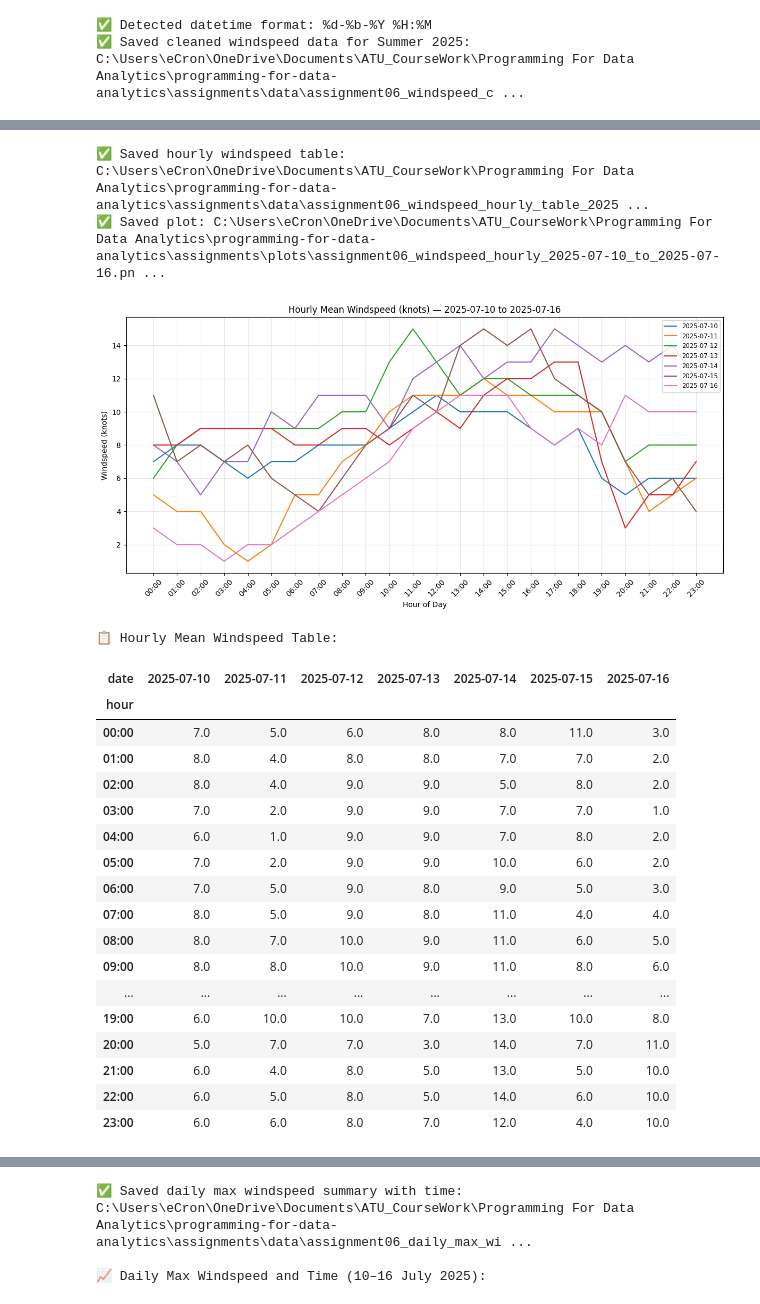
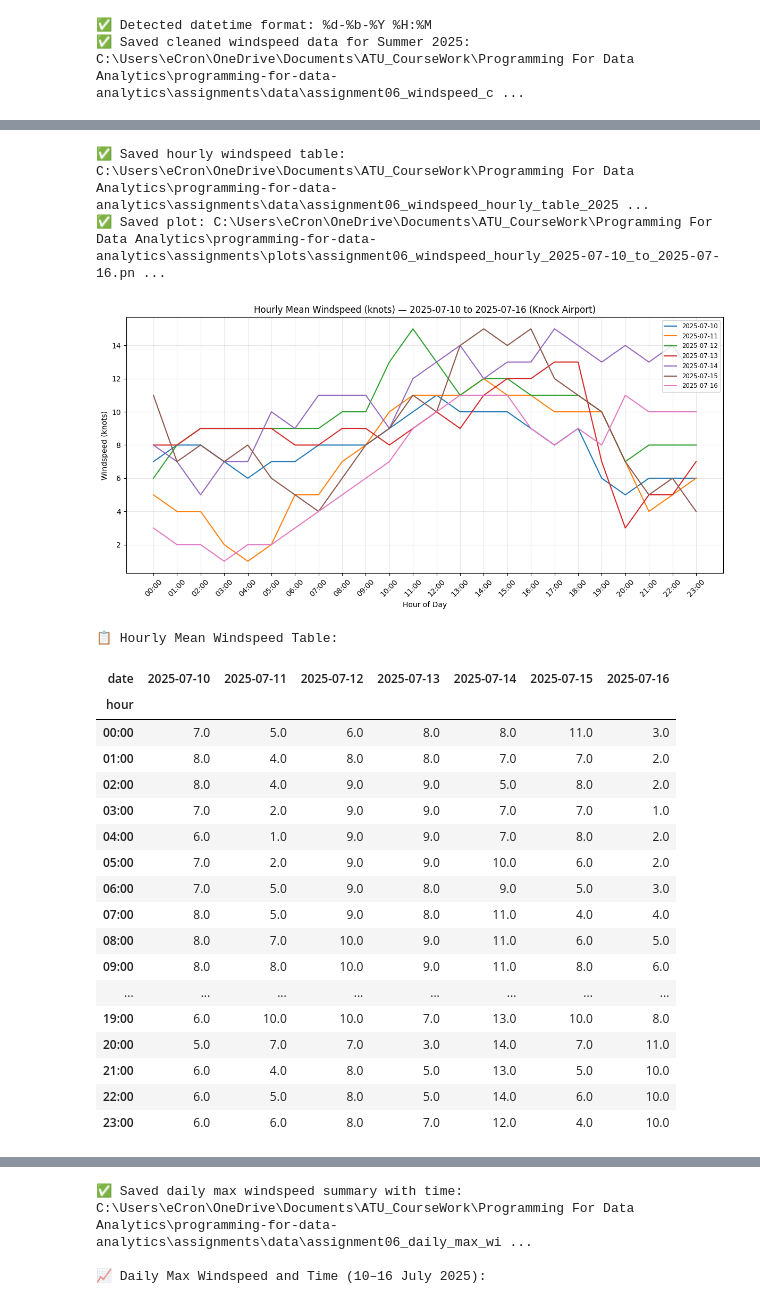
Before and after one commit to ECronin1973/programming-for-data-analytics, a Jupyter notebook: assignments/assignment06-weather.ipynb, the cells around one changed output, grey strips where cells are left out. Drawn from its saved outputs; the diff is of its cells as text; code cells hidden in the pictures.

```diff
--- a/assignments/assignment06-weather.ipynb
+++ b/assignments/assignment06-weather.ipynb
@@ -269,8 +274,10 @@ This approach improves robustness, avoids hardcoding assumptions about the file
 # %%
-# Define output path for cleaned CSV
+# 📂 Step 4 – Download Raw CSV and Detect Header Row
+
+# --- Define output path for cleaned CSV ---
 DATA_PATH = Path("data/assignment06_climate_data.csv")
 
-# Download raw CSV from Met Éireann
+# --- Download raw CSV from Met Éireann ---
 url = "https://cli.fusio.net/cli/climate_data/webdata/hly4935.csv"
 response = requests.get(url)
 
@@ -278,28 +285,13 @@ response = requests.get(url)
 if response.status_code != 200:
     raise RuntimeError(f"❌ Failed to download data: HTTP {response.status_code}")
 
-# Split response into lines
+# --- Split response into lines ---
 lines = response.text.splitlines()
 
-# Detect header row using known markers
-header_index = next(
-    (i for i, line in enumerate(lines) if line.strip().lower().startswith("station") and "," in line),
-    None
-)
+# --- Detect header row using helper function ---
+header_index = detect_header(lines)
 
-# Fallback: look for any line containing 'date,'
-if header_index is None:
-    header_index = next(
-        (i for i, line in enumerate(lines) if "date," in line.lower()),
-        None
-    )
-
-# Default to first line if no header is found
-if header_index is None:
-    print("⚠️ Warning: header row not found. Defaulting to first line.")
-    header_index = 0
-
-# ✅ Print detected header row for confirmation
+# ✅ Confirm detected header row
 print(f"✅ Header row detected at line {header_index}:")
 print(lines[header_index])
 # %% [output]
@@ -1120,5 +1232,5 @@ To ensure accuracy, all missing or invalid windspeed values were removed during
 # %%
-# 🌬️ Hourly Windspeed Trends for Custom Date Range
+# 🌬️ Step 19 – Hourly Windspeed Trends for Custom Date Range (10–16 July 2025)
 
 # ✅ Load cleaned windspeed data
 data_fp = Path("data") / "assignment06_windspeed_cleaned_summer_2025.csv"
@@ -1162,35 +1274,35 @@ print(f"✅ Saved hourly windspeed table: {pivot_fp.resolve()}")
 
 # 📈 Plot hourly windspeed trends
 plt.figure(figsize=(12, 6))
 for date in pivot.columns:
     plt.plot(pivot.index, pivot[date], label=str(date))
 
-plt.title(f"Hourly Mean Windspeed (knots) — {start_ts.date()} to {end_ts.date()}")
+plt.title(f"Hourly Mean Windspeed (knots) — {start_ts.date()} to {end_ts.date()} (Knock Airport)")
 plt.xlabel("Hour of Day")
 plt.ylabel("Windspeed (knots)")
 plt.grid(True, alpha=0.3)
 plt.legend(loc='upper right', fontsize='small')
 plt.xticks(rotation=45)
 plt.tight_layout()
 
 # 💾 Save plot
 plots_dir = Path("plots")
 plots_dir.mkdir(parents=True, exist_ok=True)
 plot_fp = plots_dir / f"assignment06_windspeed_hourly_{start_ts.date()}_to_{end_ts.date()}.png"
 plt.savefig(plot_fp, dpi=150)
 print(f"✅ Saved plot: {plot_fp.resolve()}")
 plt.show()
 
 # 📋 Display pivot table
 print("\n📋 Hourly Mean Windspeed Table:")
 try:
     display(pivot)
 except Exception:
     print(pivot.to_string(index=True))
 # %% [output]
 ✅ Saved hourly windspeed table: C:\Users\eCron\OneDrive\Documents\ATU_CourseWork\Programming For Data Analytics\programming-for-data-analytics\assignments\data\assignment06_windspeed_hourly_table_2025 ...
 ✅ Saved plot: C:\Users\eCron\OneDrive\Documents\ATU_CourseWork\Programming For Data Analytics\programming-for-data-analytics\assignments\plots\assignment06_windspeed_hourly_2025-07-10_to_2025-07-16.pn ...
-[figure, old version]
+[figure, new version]
 📋 Hourly Mean Windspeed Table:
 | date | 2025-07-10 | 2025-07-11 | 2025-07-12 | 2025-07-13 | 2025-07-14 | 2025-07-15 | 2025-07-16 |
 | hour |  |  |  |  |  |  |  |
```
Also changed, not shown: parts of 52 cells of this notebook, 10 other files.
